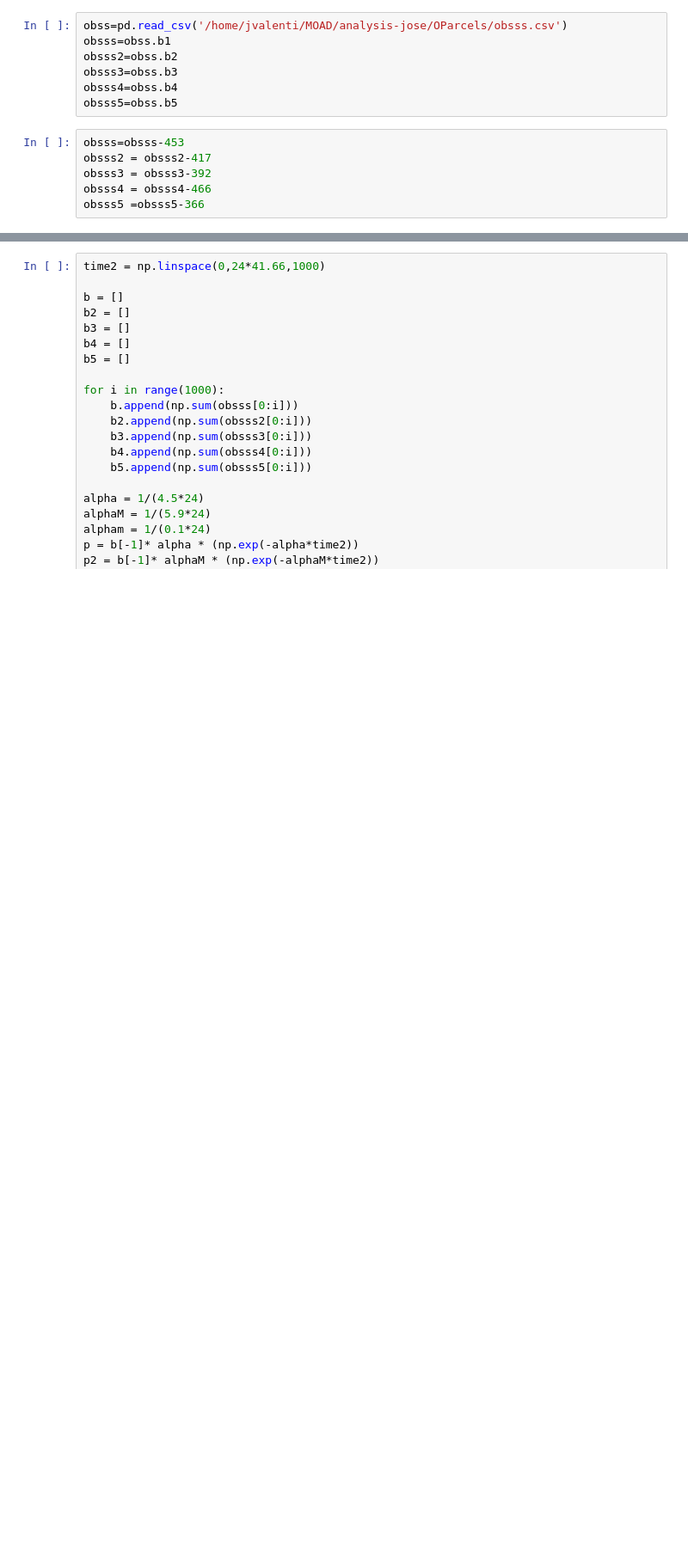
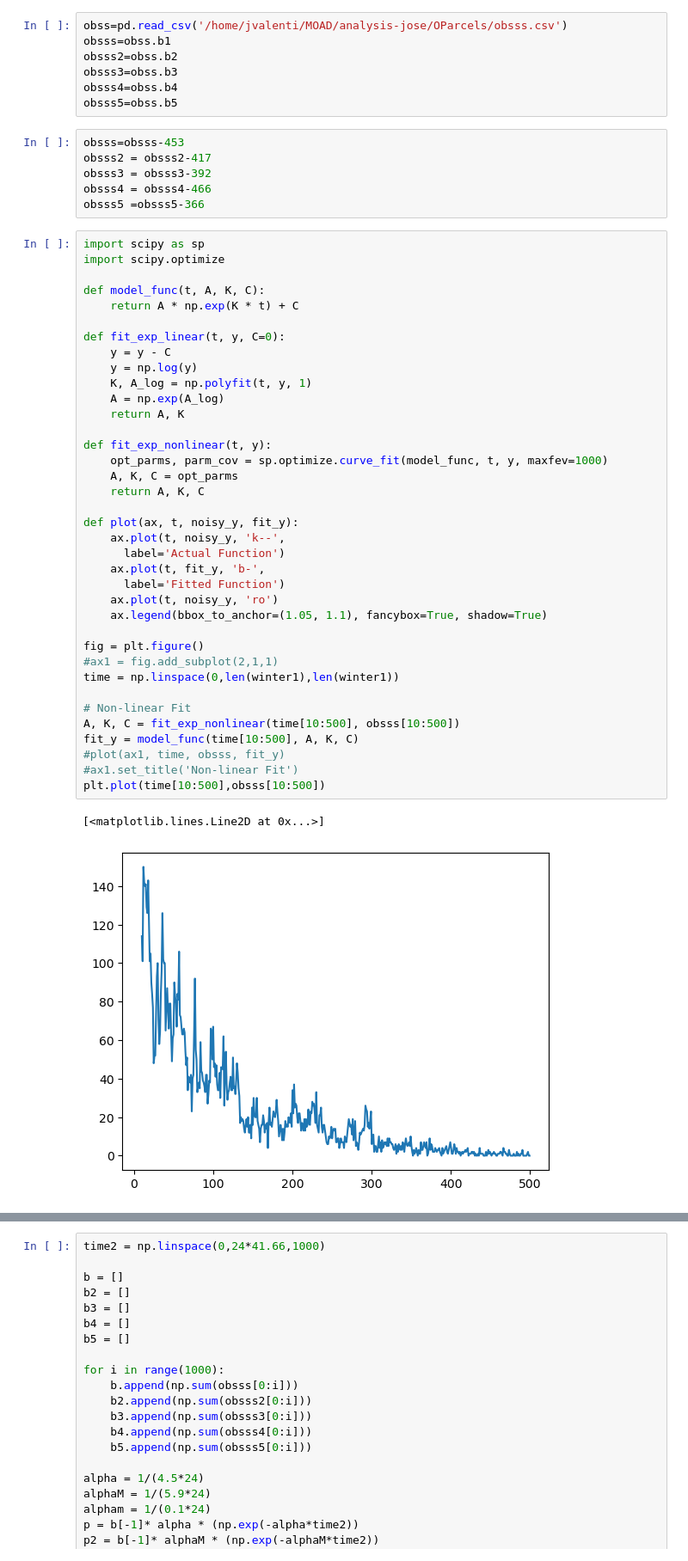
Before and after one commit to SalishSeaCast/analysis-jose, a Jupyter notebook: notebooks/parcels/Remote/Fibres/check_beaching.ipynb, the cells around one changed output, grey strips where cells are left out. Shown at 86% size. Cells and saved outputs as stored; diff of their text form; blank space fills up the shorter version.

```diff
--- a/notebooks/parcels/Remote/Fibres/check_beaching.ipynb
+++ b/notebooks/parcels/Remote/Fibres/check_beaching.ipynb
@@ -202,3 +186,43 @@ obsss2 = obsss2-417
 obsss3 = obsss3-392
 obsss4 = obsss4-466
 obsss5 =obsss5-366
+# %%
+import scipy as sp
+import scipy.optimize
+
+def model_func(t, A, K, C):
+    return A * np.exp(K * t) + C
+
+def fit_exp_linear(t, y, C=0):
+    y = y - C
+    y = np.log(y)
+    K, A_log = np.polyfit(t, y, 1)
+    A = np.exp(A_log)
+    return A, K
+
+def fit_exp_nonlinear(t, y):
+    opt_parms, parm_cov = sp.optimize.curve_fit(model_func, t, y, maxfev=1000)
+    A, K, C = opt_parms
+    return A, K, C
+
+def plot(ax, t, noisy_y, fit_y):
+    ax.plot(t, noisy_y, 'k--',
+      label='Actual Function')
+    ax.plot(t, fit_y, 'b-',
+      label='Fitted Function')
+    ax.plot(t, noisy_y, 'ro')
+    ax.legend(bbox_to_anchor=(1.05, 1.1), fancybox=True, shadow=True)
+
+fig = plt.figure()
+#ax1 = fig.add_subplot(2,1,1)
+time = np.linspace(0,len(winter1),len(winter1))
+
+# Non-linear Fit
+A, K, C = fit_exp_nonlinear(time[10:500], obsss[10:500])
+fit_y = model_func(time[10:500], A, K, C)
+#plot(ax1, time, obsss, fit_y)
+#ax1.set_title('Non-linear Fit')
+plt.plot(time[10:500],obsss[10:500])
+# %% [output]
+[<matplotlib.lines.Line2D at 0x...>]
+[figure, added]
```
Also changed, not shown: parts of 3 cells of this notebook.
